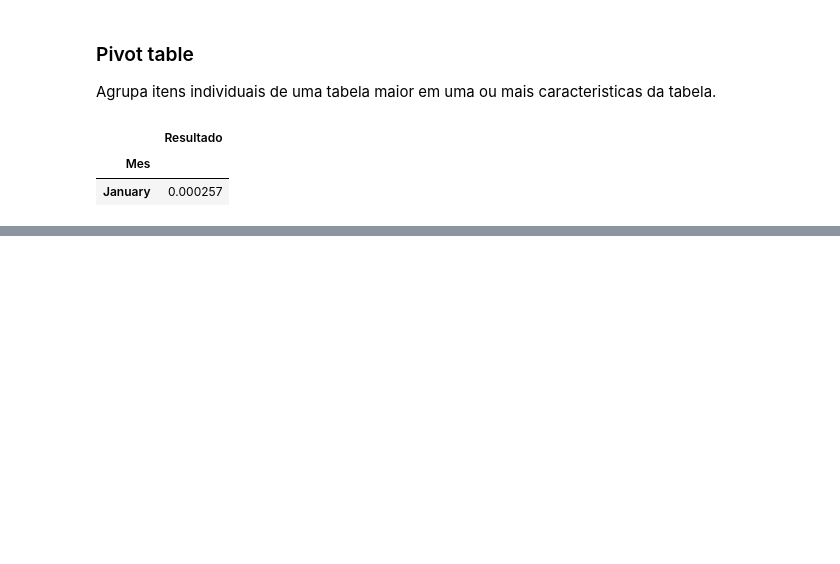
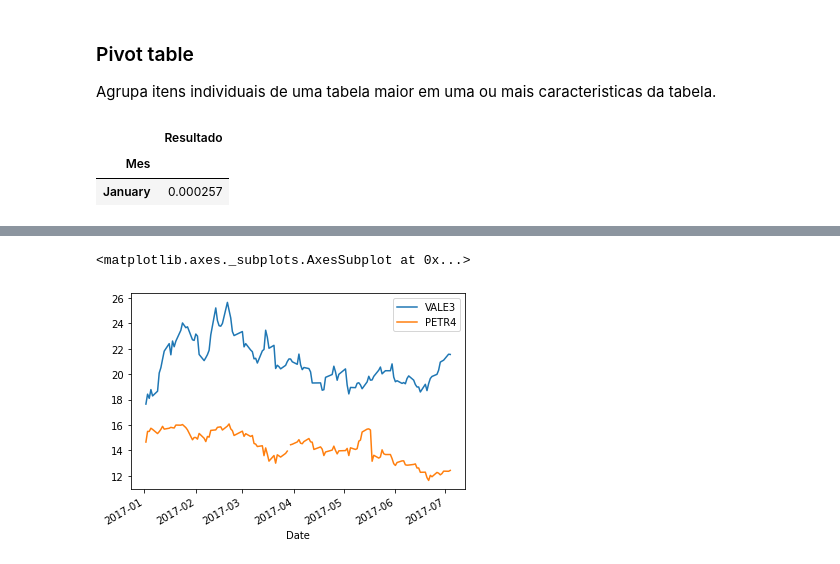
Before and after one commit to alanbrazoes/notebooks, a Jupyter notebook: dataframes.ipynb, the cells around one changed output, grey strips where cells are left out. Saved outputs shown, nothing was run; the diff lists cells and outputs as text; code cells hidden in the pictures; blank space fills up the shorter version.

```diff
--- a/dataframes.ipynb
+++ b/dataframes.ipynb
@@ -1262,0 +1313,3 @@ pivot_table_meses.sort_values('Resultado', ascending = True)
+# %%
+petr = pd.DataFrame(bovespa.PETR4)
+petr.head()
@@ -1262,0 +1324,3 @@ pivot_table_meses.sort_values('Resultado', ascending = True)
+# %%
+vale = yf.download('VALE3.SA', start = '2017-01-01', end = '2021-07-20')
+vale.head()
@@ -1262,0 +1336,4 @@ pivot_table_meses.sort_values('Resultado', ascending = True)
+# %%
+vale.drop(['Open', 'High', 'Low', 'Close', 'Volume'], axis = 1, inplace = True)
+vale.rename(columns = {'Adj Close':'VALE3'}, inplace = True)
+vale.head()
@@ -1262,0 +1348,6 @@ pivot_table_meses.sort_values('Resultado', ascending = True)
+# %%
+mg = pd.merge(vale, petr, how = 'inner', on = 'Date')
+mg.plot()
+# %% [output]
+<matplotlib.axes._subplots.AxesSubplot at 0x...>
+[figure, added]
```
Also changed, not shown: parts of 10 cells of this notebook.
